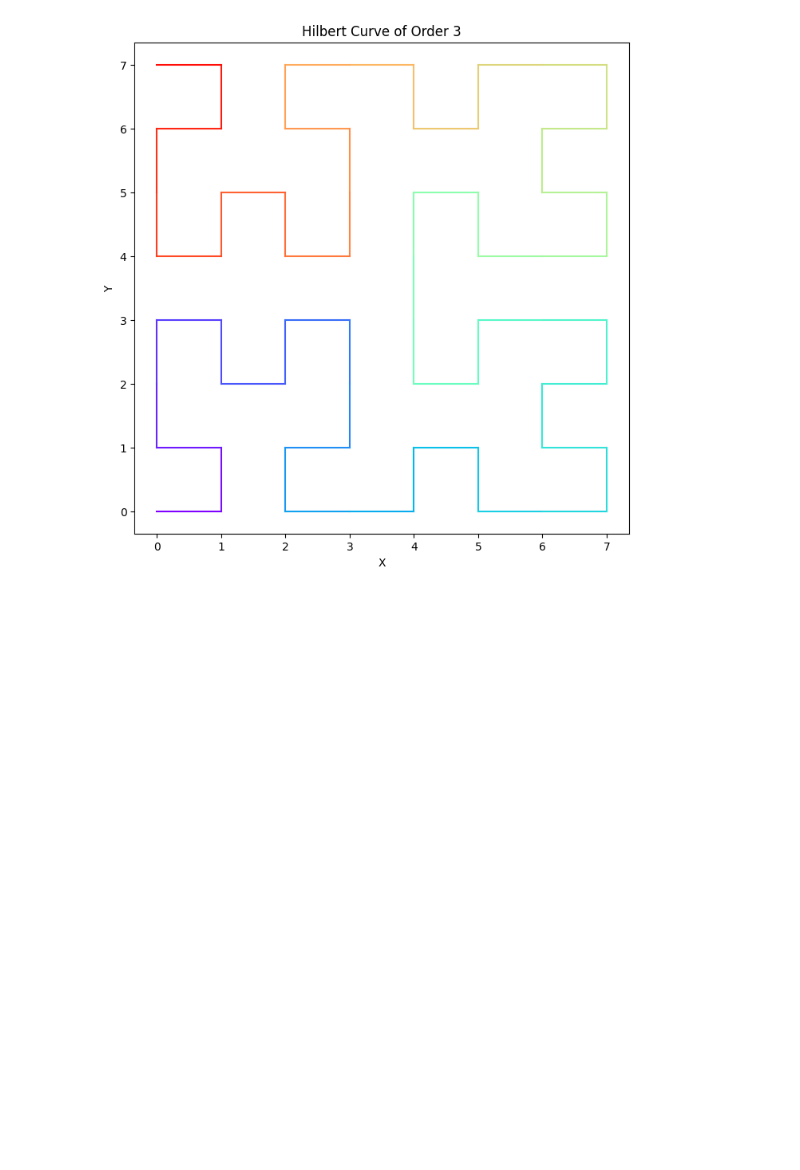
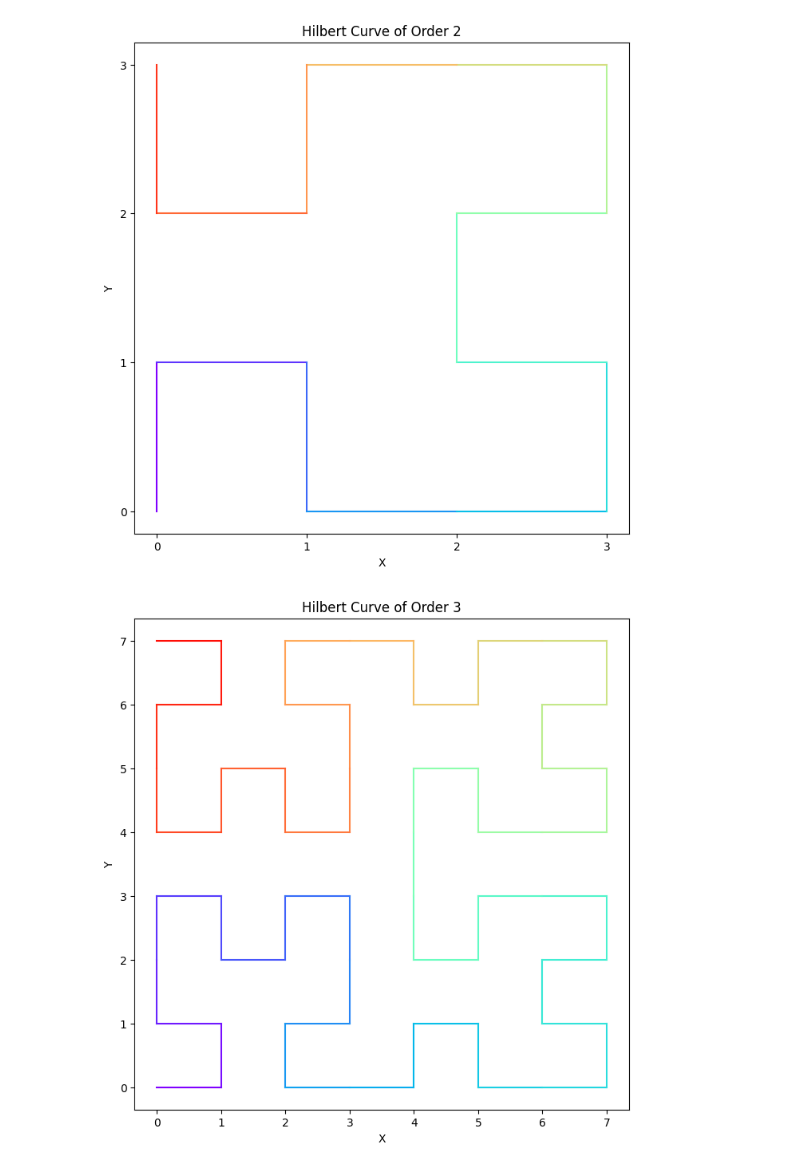
Before and after one commit to Zhgma/LION, a Jupyter notebook: tools/hilbert_curves/plot_hilbert_curve.ipynb, the cells around one changed output. Saved outputs shown, nothing was run; the diff lists cells and outputs as text; code cells hidden in the pictures; blank space fills up the shorter version.

```diff
--- a/tools/hilbert_curves/plot_hilbert_curve.ipynb
+++ b/tools/hilbert_curves/plot_hilbert_curve.ipynb
@@ -11,40 +11,42 @@ def plot_hilbert_curve(order):
         order (int): 曲线的阶数。
     """
     # 加载Hilbert曲线的张量
-    curve_tensor = torch.load(f'../../data/hilbert/hilbert_curve_rank_{order}.pth').cpu()
+    curve_tensor = torch.load(f'../../data/hilbert/hilbert_curve_order_{order}.pth').cpu()
     # curve_tensor = rotate90(curve_tensor, order)
     dim = 1<<order
     # 提取坐标
     coords = np.array([[x, y] for x in range(dim) for y in range(dim)])
     x = coords[:, 0]
     y = coords[:, 1]
     flat_coords = y * dim + x
     hil_inds = curve_tensor[flat_coords].long()
     inds_curt_to_next = torch.argsort(hil_inds)
     x_coords = x[inds_curt_to_next]
     y_coords = y[inds_curt_to_next]
 
     # 生成颜色映射
     colors = plt.cm.rainbow(np.linspace(0, 1, len(x_coords)))
 
     # 绘制Hilbert曲线
     plt.figure(figsize=(8, 8))
     for i in range(len(x_coords) - 1):
         plt.plot(x_coords[i:i+2], y_coords[i:i+2], color=colors[i])
     # plt.plot(x_coords, y_coords, marker='o')
     plt.title(f'Hilbert Curve of Order {order}')
     plt.xlabel('X')
     plt.ylabel('Y')
     plt.grid(False)
     # 设置刻度步长为1
     plt.xticks(range(min(x_coords), max(x_coords) + 1, 1))
     plt.yticks(range(min(y_coords), max(y_coords) + 1, 1))
 
     plt.show()
 
+plot_hilbert_curve(2)
 plot_hilbert_curve(3)
 # %% [output]
-[figure, old version]
+[figure, new version]
+[figure, added]
 # %%
 def plot_hilbert_curve_3d(order, z_dim = 3):
     """
```
Also changed, not shown: parts of 3 cells of this notebook, 7 other files.
